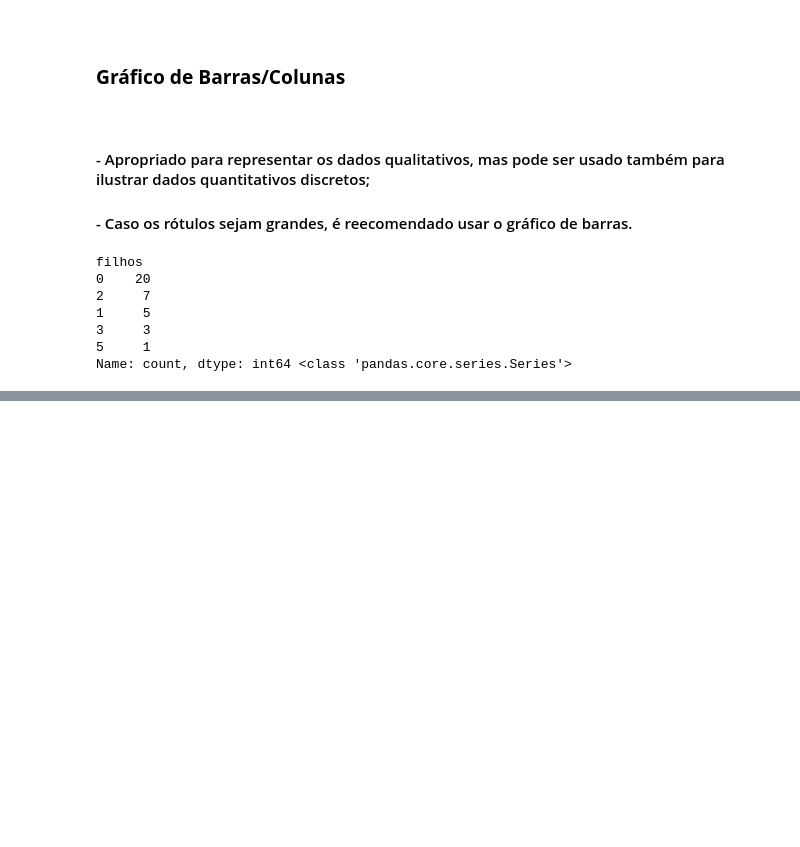
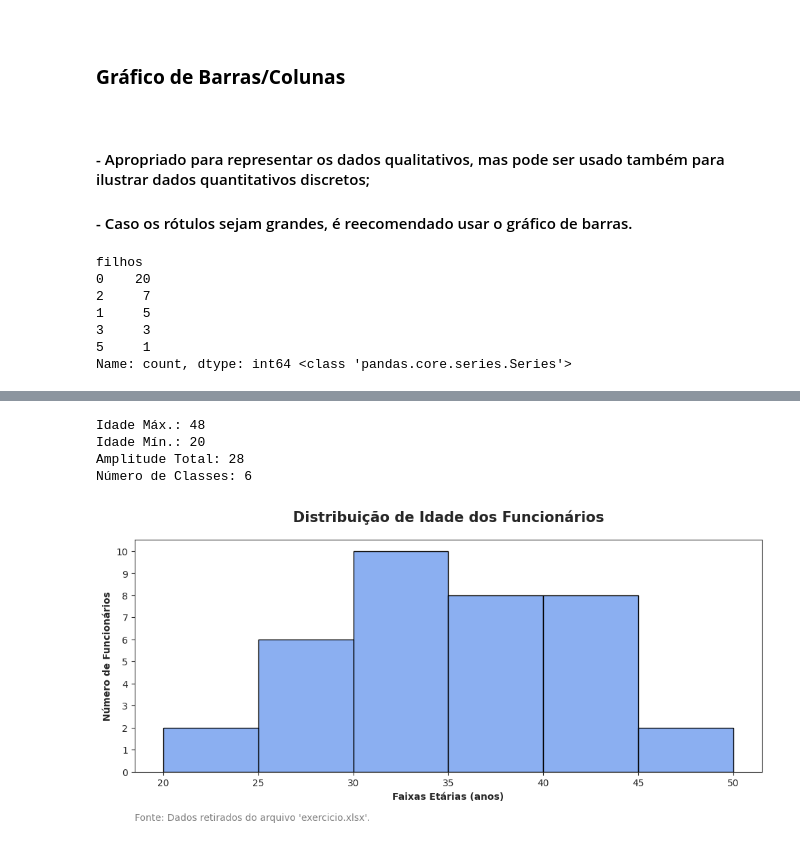
Before and after one commit to gcv-silva/Anotacoes-da-IC, a Jupyter notebook: análise_exploratoria_de_dados.ipynb, the cells around one changed output, grey strips where cells are left out. Saved outputs shown, nothing was run; the diff lists cells and outputs as text; code cells hidden in the pictures; blank space fills up the shorter version.

```diff
--- a/análise_exploratoria_de_dados.ipynb
+++ b/análise_exploratoria_de_dados.ipynb
@@ -512,0 +519,53 @@ plt.show()
+# %%
+anos = df_exercicio.loc[:,'anos'] # Selecionando apenas a coluna 'anos'
+amplitude = anos.max() - anos.min() # Amplitude Total
+
+# Método da Raíz Quadrada
+contagem_linhas = len(anos.index)
+classes = int(round(sqrt(contagem_linhas), 0))
+
+print(
+    'Idade Máx.:', anos.max(),
+    '\nIdade Mín.:', anos.min(),
+    '\nAmplitude Total:', amplitude,
+    '\nNúmero de Classes:', classes
+    )
+# %% [output]
+Idade Máx.: 48
+Idade Mín.: 20
+Amplitude Total: 28
+Número de Classes: 6
+# %%
+# Exemplo de Histograma
+
+bins = [20,25,30,35,40,45,50]
+
+sns.set_style('ticks')
+plt.figure(figsize=(10, 5))
+plt.yticks(range(11))
+plt.xticks(bins)
+
+sns.histplot(
+    anos, # arg x
+    bins=bins,
+    edgecolor='black',
+    color='cornflowerblue'
+)
+
+plt.title(
+    'Distribuição de Idade dos Funcionários',
+    size=15, weight='bold', pad=20
+    )
+plt.xlabel('Faixas Etárias (anos)', size=10, weight='bold')
+plt.ylabel('Número de Funcionários', size=10, weight='bold')
+
+plt.text(
+    x=18.5, y=-2.2,
+    s='Fonte: Dados retirados do arquivo \'exercicio.xlsx\'.',
+    fontsize=10, color='gray'
+    )
+
+plt.tight_layout()
+plt.show()
+# %% [output]
+[figure, added]
```
Also changed, not shown: parts of 31 cells of this notebook.
